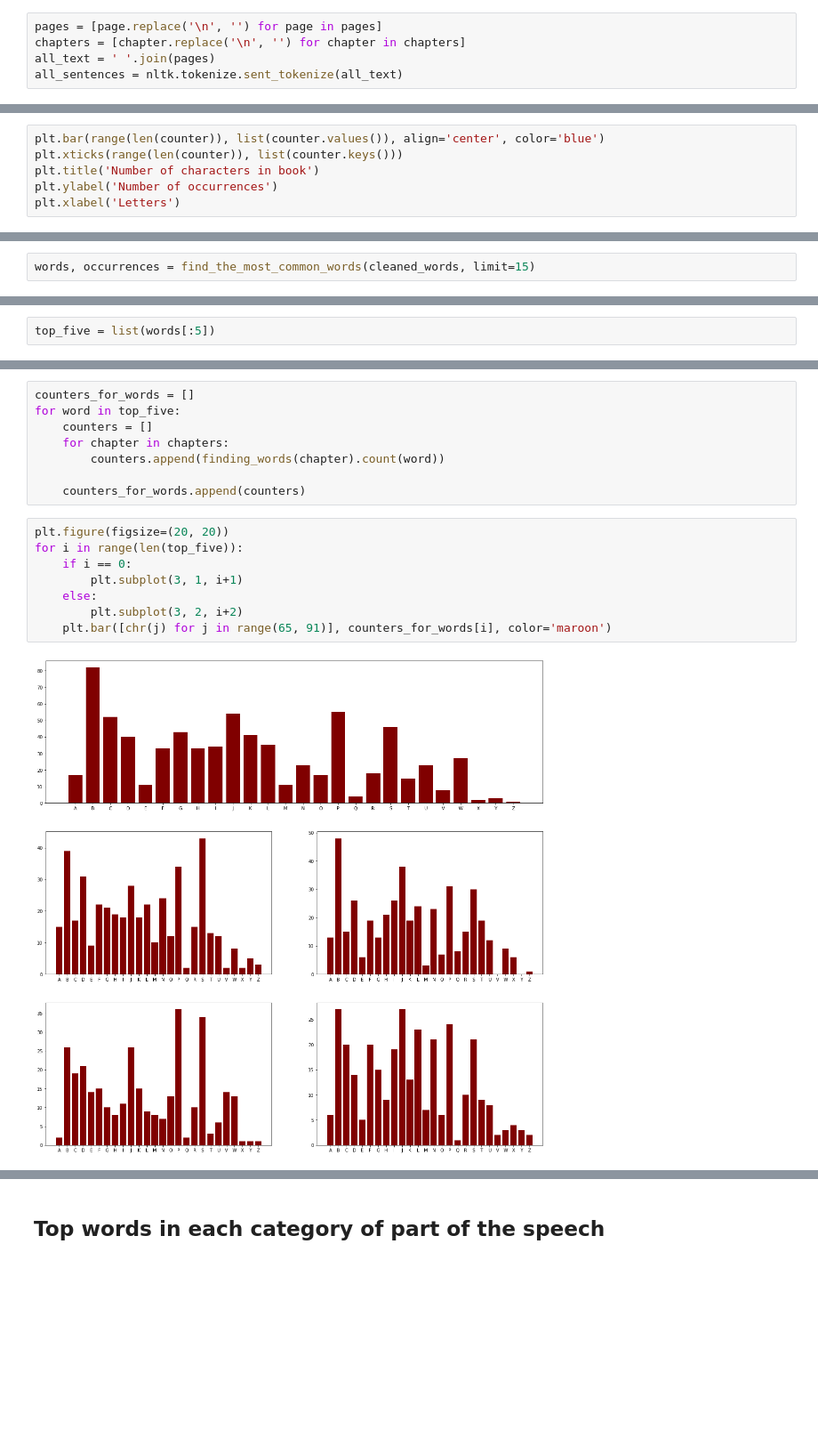
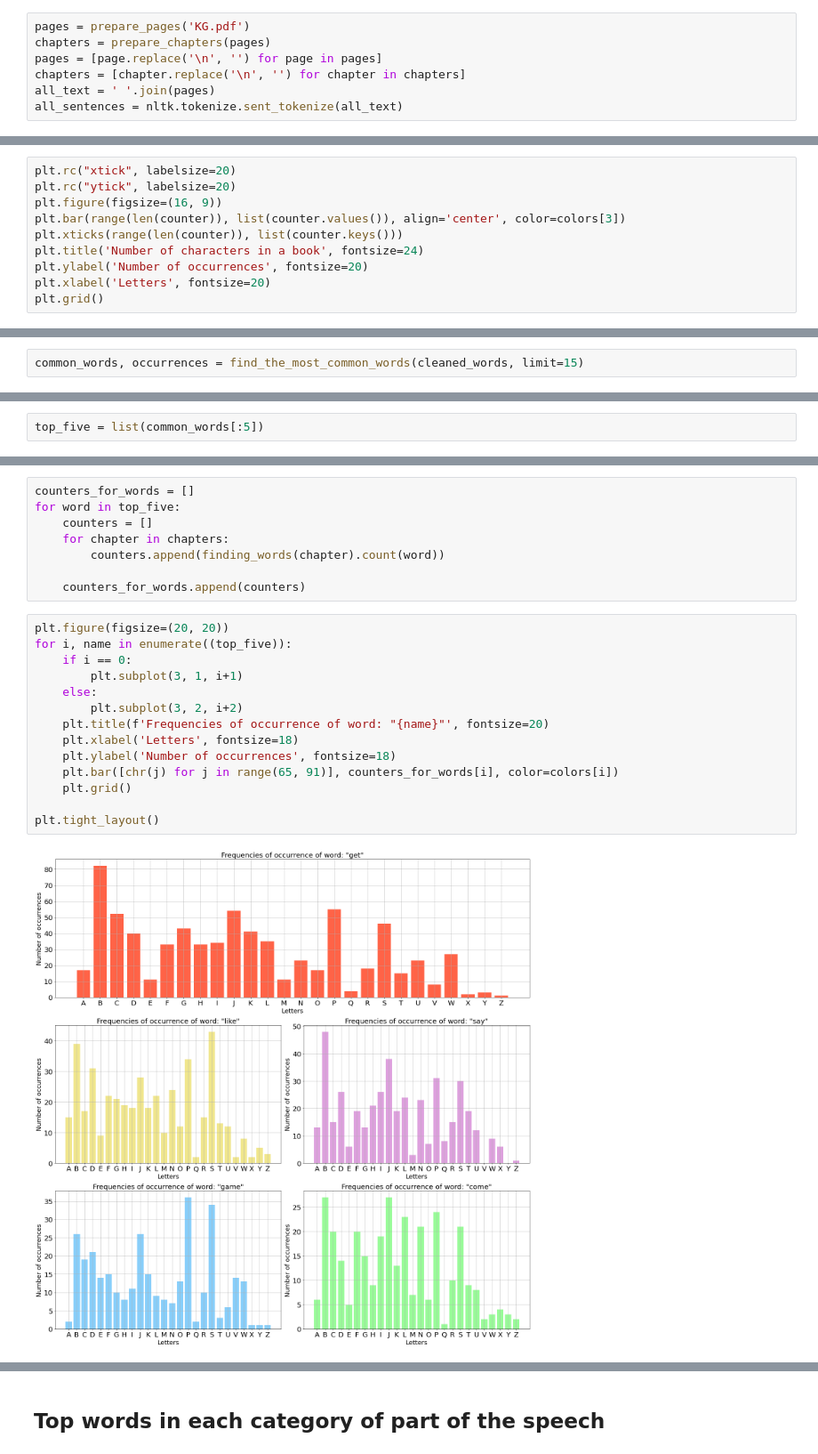
Before and after one commit to dpalatynski/DataAnalysis, a Jupyter notebook: book-analysis/book-analysis.ipynb, the cells around one changed output, grey strips where cells are left out. Shown at 89% size. Drawn from its saved outputs; the diff is of its cells as text; blank space fills up the shorter version.

```diff
--- a/book-analysis/book-analysis.ipynb
+++ b/book-analysis/book-analysis.ipynb
@@ -60,4 +90,6 @@ chapters = chapters[1:]
 # %%
+pages = prepare_pages('KG.pdf')
+chapters = prepare_chapters(pages)
 pages = [page.replace('\n', '') for page in pages]
 chapters = [chapter.replace('\n', '') for chapter in chapters]
 all_text = ' '.join(pages)
@@ -74,7 +120,11 @@ counter = dict(sorted(counter.items(), key=lambda item: item[0]))
 # %%
-plt.bar(range(len(counter)), list(counter.values()), align='center', color='blue')
+plt.rc("xtick", labelsize=20)
+plt.rc("ytick", labelsize=20)
+plt.figure(figsize=(16, 9))
+plt.bar(range(len(counter)), list(counter.values()), align='center', color=colors[3])
 plt.xticks(range(len(counter)), list(counter.keys()))
-plt.title('Number of characters in book')
-plt.ylabel('Number of occurrences')
-plt.xlabel('Letters')
+plt.title('Number of characters in a book', fontsize=24)
+plt.ylabel('Number of occurrences', fontsize=20)
+plt.xlabel('Letters', fontsize=20)
+plt.grid()
 # %% [output]
@@ -158,6 +201,6 @@ def find_the_most_common_words(comments, limit=15):
 # %%
 cleaned_words = finding_words(all_text)
 # %%
-words, occurrences = find_the_most_common_words(cleaned_words, limit=15)
+common_words, occurrences = find_the_most_common_words(cleaned_words, limit=15)
 # %%
 plt.figure(figsize=(16, 9))
@@ -173,4 +218,4 @@ plt.grid()
 # %% [markdown]
 ## How often do the most common words appear in a single chapter?
 # %%
-top_five = list(words[:5])
+top_five = list(common_words[:5])
@@ -184,11 +233,17 @@ for word in top_five:
     counters_for_words.append(counters)
 # %%
 plt.figure(figsize=(20, 20))
-for i in range(len(top_five)):
+for i, name in enumerate((top_five)):
     if i == 0:
         plt.subplot(3, 1, i+1)
     else:
         plt.subplot(3, 2, i+2)
-    plt.bar([chr(j) for j in range(65, 91)], counters_for_words[i], color='maroon')
+    plt.title(f'Frequencies of occurrence of word: "{name}"', fontsize=20)
+    plt.xlabel('Letters', fontsize=18)
+    plt.ylabel('Number of occurrences', fontsize=18)
+    plt.bar([chr(j) for j in range(65, 91)], counters_for_words[i], color=colors[i])
+    plt.grid()
+
+plt.tight_layout()
 # %% [output]
-[figure, old version]
+[figure, new version]
```
Also changed, not shown: parts of 84 cells of this notebook.
